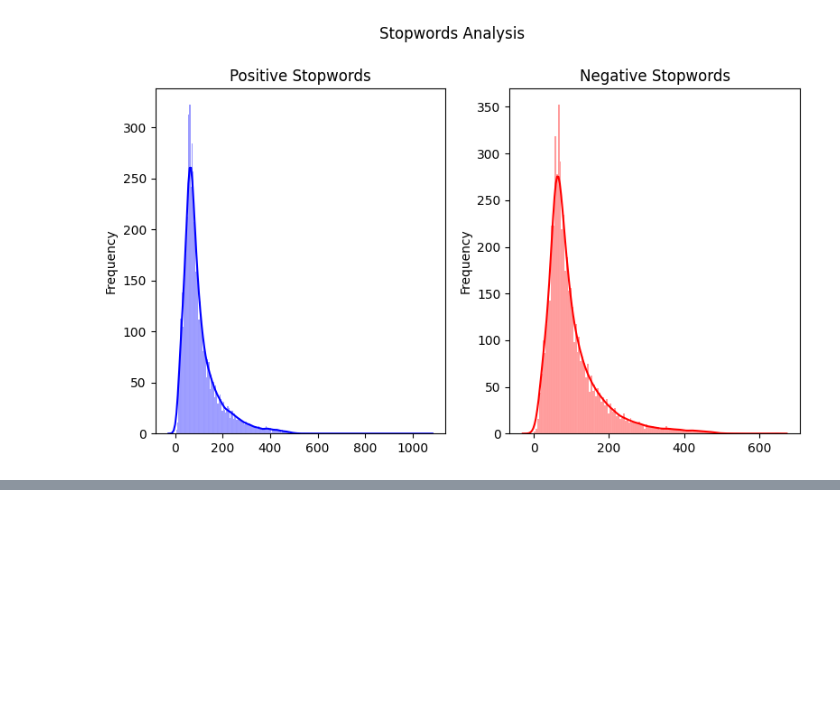
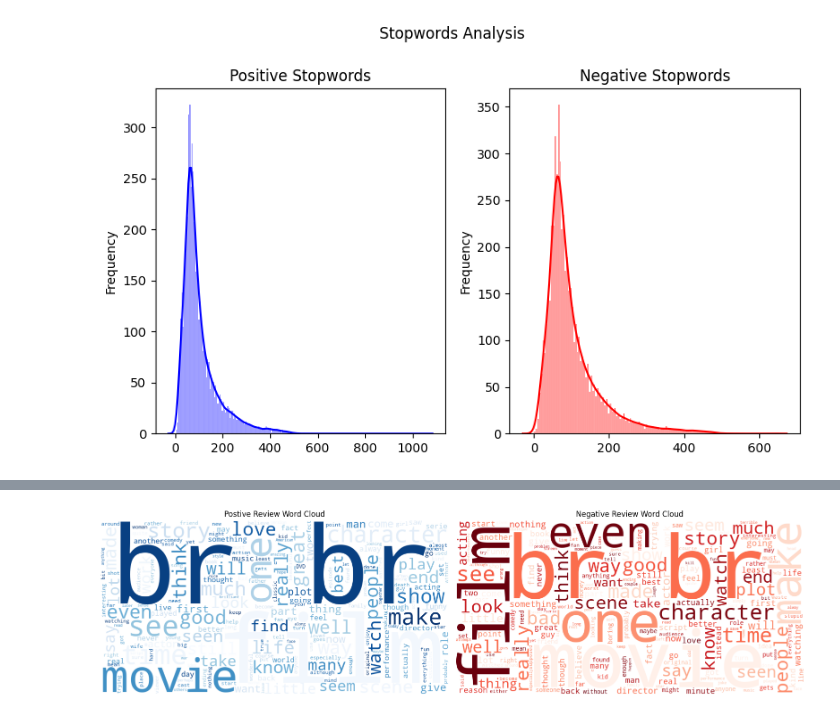
Before and after one commit to ifuu16/Movie_Sentiment_Analysis, a Jupyter notebook: data_preprocessing.ipynb, the cells around one changed output, grey strips where cells are left out. Cells and saved outputs as stored; diff of their text form; code cells hidden in the pictures; blank space fills up the shorter version.

```diff
--- a/data_preprocessing.ipynb
+++ b/data_preprocessing.ipynb
@@ -148,0 +153,31 @@ negative_urls = [count_urls(review) for review in negative_review['review']]
+# %%
+#WordCloud Visualizations
+from wordcloud import WordCloud
+from PIL import Image
+
+def wordclouds_visuals(positive_reviews, negative_reviews):
+    #join all positive and negative together
+   positive_text =  " ".join(review for review in positive_reviews)
+   negative_text =  " ".join(review for review in negative_reviews)
+
+    #creating the word clouds
+   wordcloud_positive = WordCloud(width=800, height=400, background_color='white', colormap='Blues').generate(positive_text)
+   wordcloud_negative = WordCloud(width=800, height=400, background_color='white', colormap='Reds').generate(negative_text)
+
+   #plot the word cloud using matplotlb
+   fig, axs = plt.subplots(1,2, figsize=(16,8))
+   axs[0].imshow(wordcloud_positive, interpolation='bilinear', cmap= 'viridis')
+   axs[0].set_title('Postive Review Word Cloud')
+
+   axs[0].axis('off')
+
+   axs[1].imshow(wordcloud_negative, interpolation='bilinear', cmap= 'plasma')
+   axs[1].set_title('Negative Review Word Cloud')
+   axs[1].axis('off')
+
+   plt.tight_layout()
+   plt.show()
+# %%
+wordclouds_visuals(positive_review_word, negative_review_word)
+# %% [output]
+[figure, added]
```
Also changed, not shown: parts of 3 cells of this notebook.
